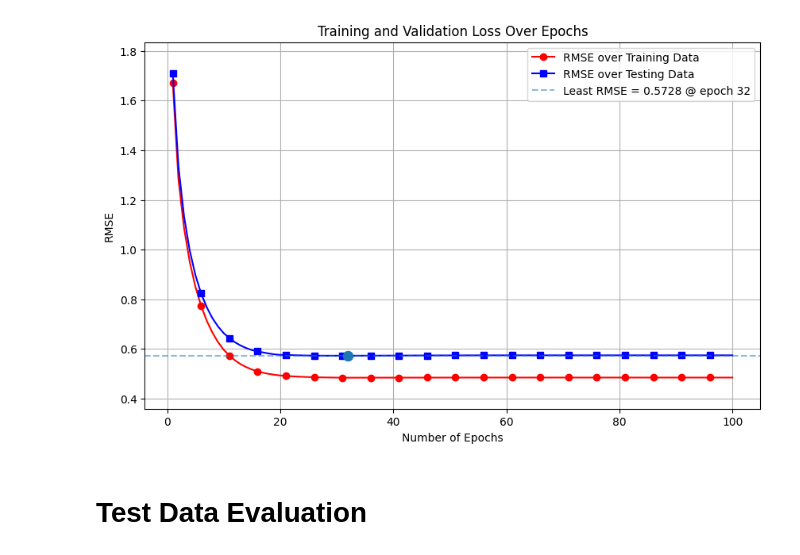
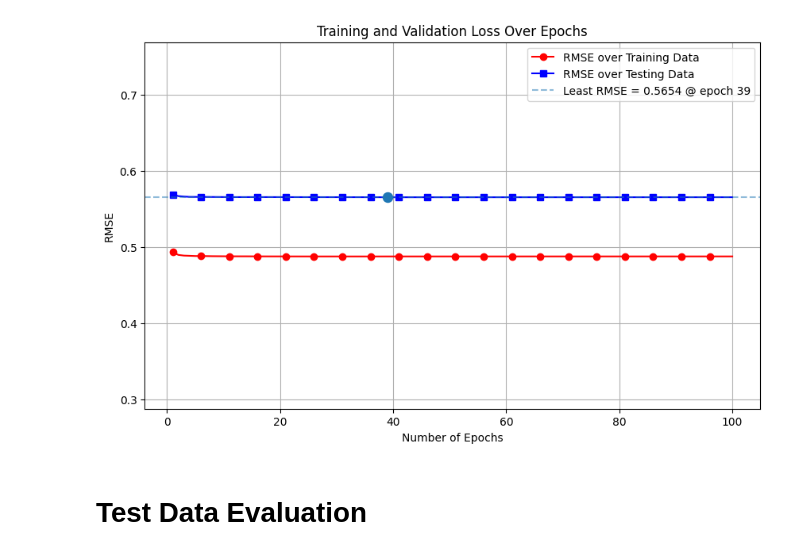
Before and after one commit to dhrvgpta/regression, a Jupyter notebook: polynomial_regression.ipynb, the cells around one changed output. Saved outputs shown, nothing was run; the diff lists cells and outputs as text; code cells hidden in the pictures.

```diff
--- a/polynomial_regression.ipynb
+++ b/polynomial_regression.ipynb
@@ -30,4 +46 @@ penalties = ['l2', 'l1', 'elasticnet']
 cross_validator  = KFold(n_splits=4, shuffle=True, random_state=random_state)
-# %%
-features_training = training_data.drop(label_name, axis=1)
-label_training = training_data[label_name]
@@ -36,11 +46,0 @@ label_training = training_data[label_name]
-# %%
-ridge_pipeline = Pipeline(
-    steps = preprocessing_pipeline.steps + [
-        ('poly', PolynomialFeatures(3, include_bias=False)),
-        ('model', Ridge(100))
-    ]
-)
-
-ridge_pipeline.fit(features_training, label_training)
-
-print(f'RMSE using Ridge (Closed Form): {root_mean_squared_error(label_training, ridge_pipeline.predict(features_training))}')
@@ -165,17 +158,19 @@ X_training, X_testing, y_training, y_testing = train_test_split(
     features_training, label_training, test_size=0.2, random_state=random_state
 )
 
-sgd_pipeline = Pipeline(
-    steps=preprocessing_pipeline.steps + [
-        ('poly', PolynomialFeatures(optimal_configuration['Degree'], include_bias=False)),
+pipeline = Pipeline(
+    steps=[
+        ('imputer', imputer),
+        ('polynomial_features', PolynomialFeatures(optimal_configuration['degree'], include_bias=False)),
+        ('scaler', scaler),
         ('model', SGDRegressor(
-            penalty=optimal_configuration['Penalty'],
-            alpha=optimal_configuration['Alpha'],
-            eta0=optimal_configuration['Learning Rate'],
+            penalty=optimal_configuration['penalty'],
+            alpha=optimal_configuration['alpha'],
+            eta0=optimal_configuration['eta0'],
             learning_rate='constant',
             shuffle=True,
-            tol=None,
-            max_iter=1,
+            tol=tolerance,
+            max_iter=max_iterations,
             warm_start=True,
             random_state=random_state
         ))
@@ -184,43 +179,45 @@ sgd_pipeline = Pipeline(
 
 errors_training, errors_testing = [], []
 least_rmse = float('inf')
-minimum_epochs = None
+minimum_epochs = 0
 epochs_count = 100
 
 for epoch in range(1, epochs_count + 1):
-    sgd_pipeline.fit(X_training, y_training)
 
-    predictions_training = sgd_pipeline.predict(X_training)
-    predictions_testing = sgd_pipeline.predict(X_testing)
+    pipeline.fit(X_training, y_training)
+
+    predictions_training = pipeline.predict(X_training)
+    predictions_testing = pipeline.predict(X_testing)
 
     error_training = root_mean_squared_error(y_training, predictions_training)
     error_testing = root_mean_squared_error(y_testing, predictions_testing)
 
     errors_training.append(error_training)
     errors_testing.append(error_testing)
 
     if error_testing < least_rmse:
         least_rmse, minimum_epochs = error_testing, epoch
 
 plot.figure(figsize=(10, 6))
 x_axis = range(1, epochs_count + 1)
 plot.plot(x_axis, errors_training, 'r-', marker='o', markevery=5, label='RMSE over Training Data')
 plot.plot(x_axis, errors_testing, 'b-', marker='s', markevery=5, label='RMSE over Testing Data')
 
-buffer = 0.125
+buffer = 0.2
 plot.ylim(min(errors_training + errors_testing) - buffer, max(errors_training + errors_testing) + buffer)
 
 plot.axhline(least_rmse, ls='--', alpha=0.5, label=f'Least RMSE = {least_rmse:.4f} @ epoch {minimum_epochs}')
 plot.scatter([minimum_epochs], [least_rmse], s=75, zorder=2)
 
 plot.xlabel('Number of Epochs')
 plot.ylabel('RMSE')
+
 plot.title('Training and Validation Loss Over Epochs')
 plot.grid(True)
 plot.legend()
 plot.show()
 # %% [output]
-[figure, old version]
+[figure, new version]
 # %% [markdown]
 # **Test Data Evaluation**
 # %%
```
Also changed, not shown: parts of 16 cells of this notebook, 2 other files.
